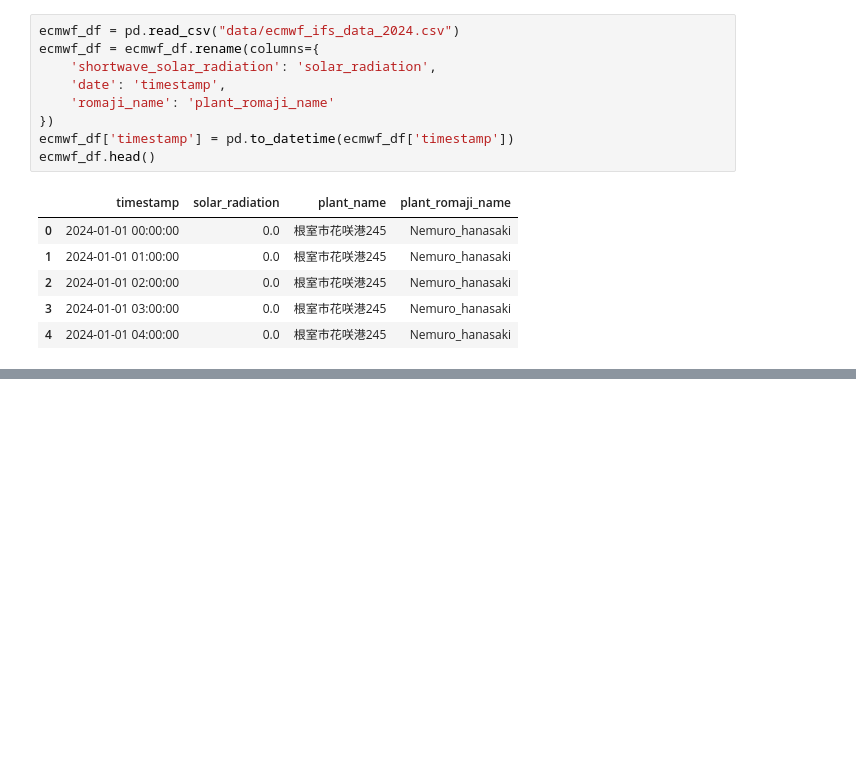
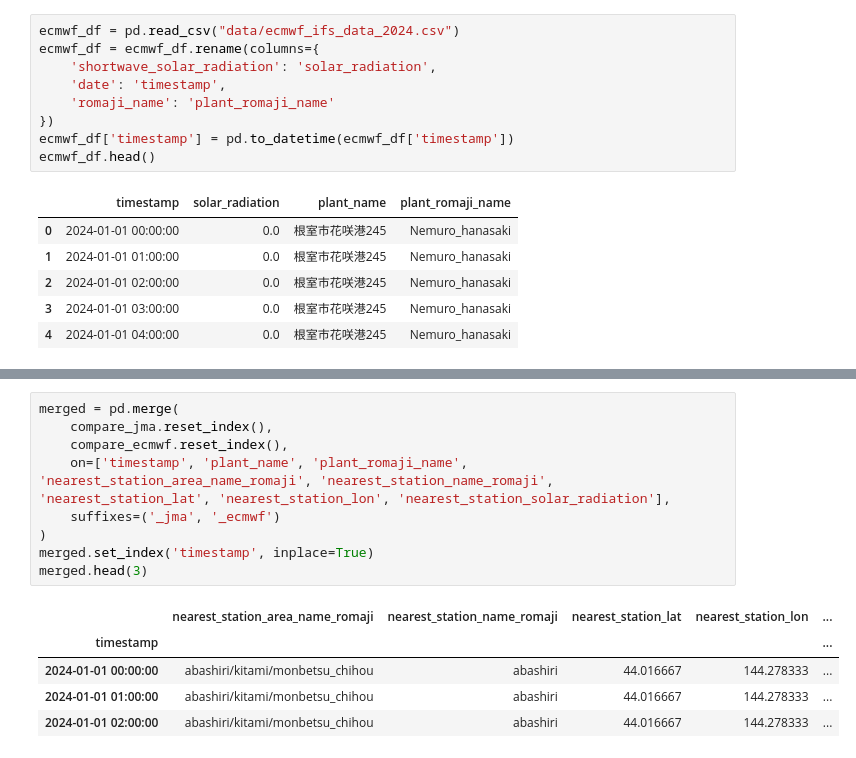
Before and after one commit to iqbalpa/taiyoukou, a Jupyter notebook: main.ipynb, the cells around one changed output, grey strips where cells are left out. Saved outputs shown, nothing was run; the diff lists cells and outputs as text; blank space fills up the shorter version.

```diff
--- a/main.ipynb
+++ b/main.ipynb
@@ -632,0 +1110,15 @@ Success! Open 'solar_report_ecmf_Nemuro_hanasaki.html' to view comparison.
+# %%
+merged = pd.merge(
+    compare_jma.reset_index(),
+    compare_ecmwf.reset_index(),
+    on=['timestamp', 'plant_name', 'plant_romaji_name', 'nearest_station_area_name_romaji', 'nearest_station_name_romaji', 'nearest_station_lat', 'nearest_station_lon', 'nearest_station_solar_radiation'],
+    suffixes=('_jma', '_ecmwf')
+)
+merged.set_index('timestamp', inplace=True)
+merged.head(3)
+# %% [output]
+|  | nearest_station_area_name_romaji | nearest_station_name_romaji | nearest_station_lat | nearest_station_lon | ... |
+| timestamp |  |  |  |  | ... |
+| 2024-01-01 00:00:00 | abashiri/kitami/monbetsu_chihou | abashiri | 44.016667 | 144.278333 | ... |
+| 2024-01-01 01:00:00 | abashiri/kitami/monbetsu_chihou | abashiri | 44.016667 | 144.278333 | ... |
+| 2024-01-01 02:00:00 | abashiri/kitami/monbetsu_chihou | abashiri | 44.016667 | 144.278333 | ... |
```
Also changed, not shown: parts of 27 cells of this notebook, 1 other file.
